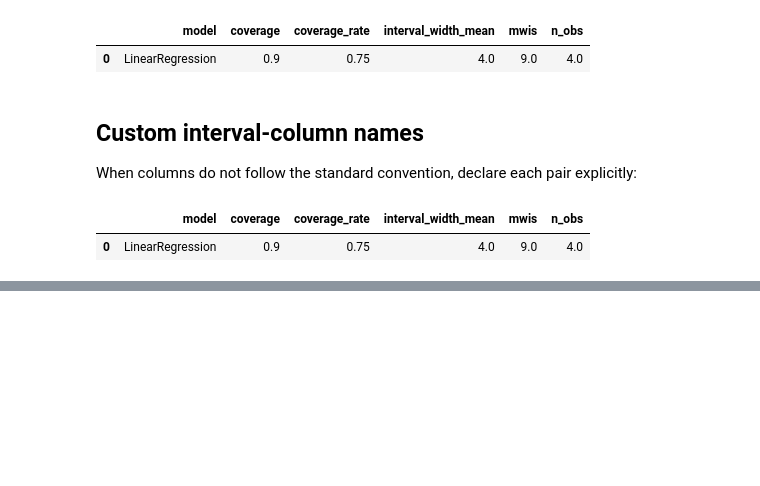
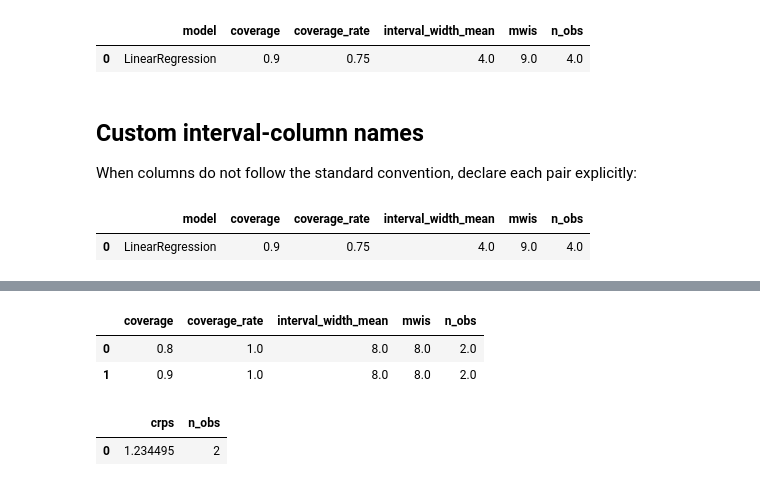
Before and after one commit to heylucasleao/tinyconformal, a Jupyter notebook: examples/evaluation/evaluation.ipynb, the cells around one changed output, grey strips where cells are left out. Drawn from its saved outputs; the diff is of its cells as text; code cells hidden in the pictures; blank space fills up the shorter version.

```diff
--- a/examples/evaluation/evaluation.ipynb
+++ b/examples/evaluation/evaluation.ipynb
@@ -82,0 +91,26 @@ PanelEvaluator.evaluate(
+# %%
+from sklearn.dummy import DummyRegressor
+from tinyconformal.distribution import ContinuousCrossConformalPredictiveSystem
+
+X_calibration = np.arange(6).reshape(-1, 1)
+y_calibration = np.array([8.0, 9.0, 10.0, 11.0, 12.0, 13.0])
+location = DummyRegressor(strategy="mean").fit(X_calibration, y_calibration)
+dispersion = DummyRegressor(strategy="constant", constant=1.0).fit(
+    X_calibration, np.ones(len(X_calibration))
+)
+cps = ContinuousCrossConformalPredictiveSystem(location, dispersion).fit(
+    X_calibration, y_calibration, cv=2
+)
+distribution = cps.predict_distribution(np.array([[6], [7]]))
+observed = np.array([11.0, 12.0])
+
+display(DistributionEvaluator.evaluate_interval(
+    observed, distribution, coverages=[0.8, 0.9]
+))
+DistributionEvaluator.evaluate_distribution(observed, distribution)
+# %% [output]
+|  | coverage | coverage_rate | interval_width_mean | mwis | n_obs |
+| 0 | 0.8 | 1.0 | 8.0 | 8.0 | 2.0 |
+| 1 | 0.9 | 1.0 | 8.0 | 8.0 | 2.0 |
+|  | crps | n_obs |
+| 0 | 1.234495 | 2 |
```
Also changed, not shown: parts of 2 cells of this notebook, 12 other files.
